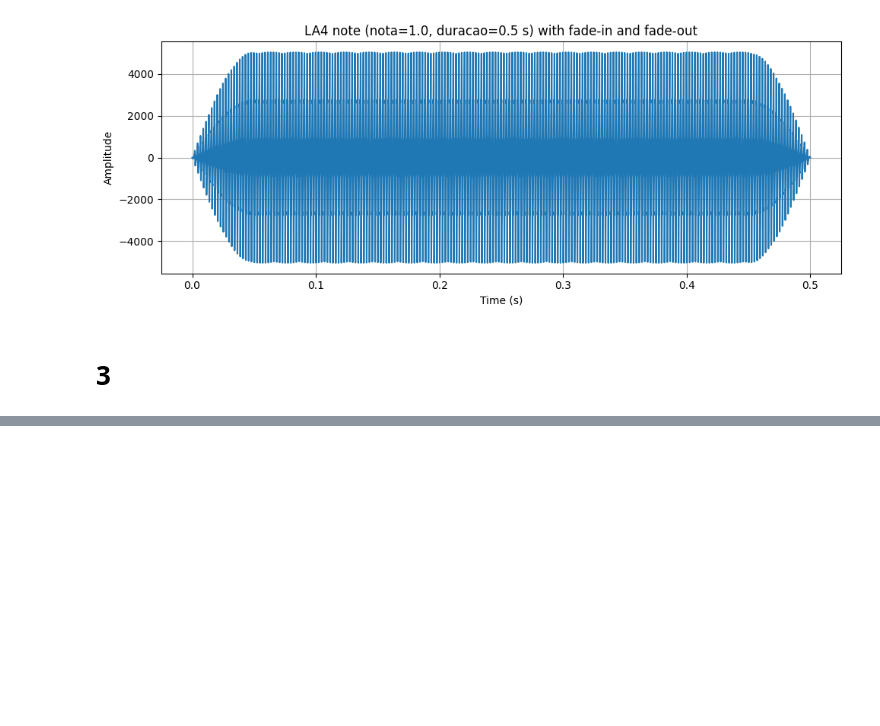
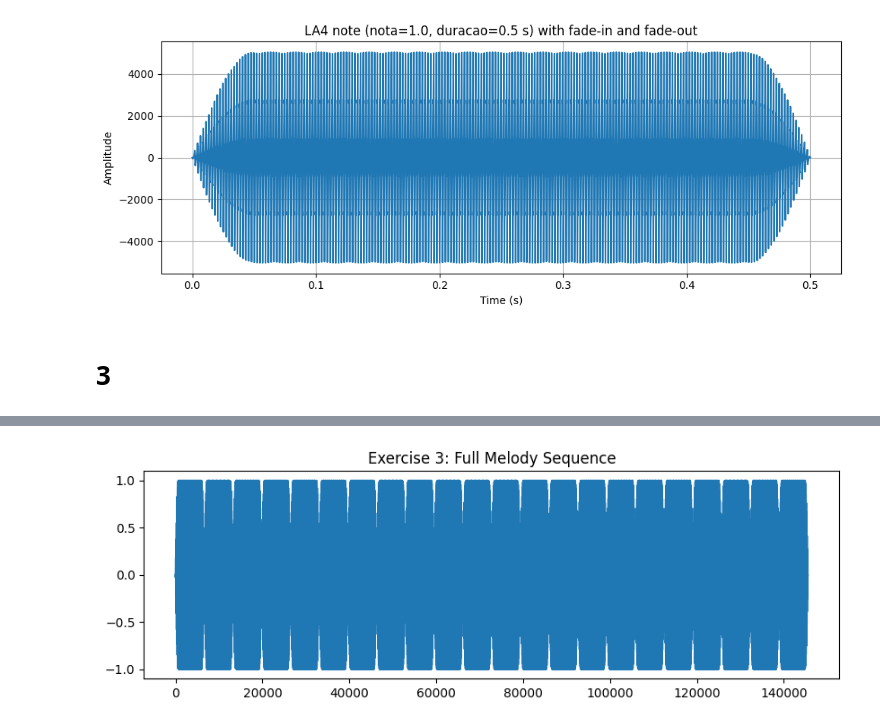
Before and after one commit to Nunomota1/Audio_Assignment_2, a Jupyter notebook: audio_assignement.ipynb, the cells around one changed output, grey strips where cells are left out. Drawn from its saved outputs; the diff is of its cells as text; code cells hidden in the pictures; blank space fills up the shorter version.

```diff
--- a/audio_assignement.ipynb
+++ b/audio_assignement.ipynb
@@ -85,25 +84,3 @@ plt.show()
 [figure]
 # %% [markdown]
 # **3**
-# %%
-import numpy as np
-import matplotlib.pyplot as plt
-from IPython.display import Audio
-
-def geranota(freq_mult, duration, Fs):
-    F = 440.0 * freq_mult
-    A = 5000
-    t = np.arange(0, duration, 1/Fs)
-    y = np.zeros_like(t)
-
-    # Additive Synthesis with 5 harmonics
-    for k in range(1, 6):
-        y += -(2.0 * A / (np.pi * k)) * np.sin(2.0 * np.pi * k * F * t)
-
-    # 10% Sinusoidal Fade-in/Fade-out
-    N_note = len(y)
-    L = int(N_note / 10)
-    ramp = np.sin(np.linspace(0, np.pi/2, L))
-    y[:L] *= ramp
-    y[-L:] *= ramp[::-1]
-    return y
@@ -127,0 +87,21 @@ Audio(melodia_completa, rate=Fs)
+# %%
+Fs = 22050
+
+multipliers = [2**(-9/12), 2**(-7/12), 2**(-5/12), 2**(-4/12), 2**(-4/12), 2**(-4/12), 2**(-9/12), 2**(-7/12), 2**(-9/12), 2**(-7/12), 2**(-7/12), 2**(-7/12),
+               2**(-9/12), 2**(-2/12), 2**(-4/12), 2**(-5/12), 2**(-5/12), 2**(-5/12), 2**(-9/12), 2**(-7/12), 2**(-5/12), 2**(-4/12)]
+# pauta = [do re mi fa fa fa do re do re re re do sol fa mi mi mi do re mi fa]
+
+melodia_completa = np.concatenate([geranota(m, 0.3, Fs) for m in multipliers])
+
+melodia = melodia_completa / np.max(np.abs(melodia_completa))
+
+# Visualize the result
+plt.figure(figsize=(10, 3))
+plt.plot(melodia)
+plt.title("Exercise 3: Full Melody Sequence")
+plt.show()
+
+# Play the audio
+Audio(melodia, rate=Fs)
+# %% [output]
+[figure, added]
```
Also changed, not shown: parts of 5 cells of this notebook.
